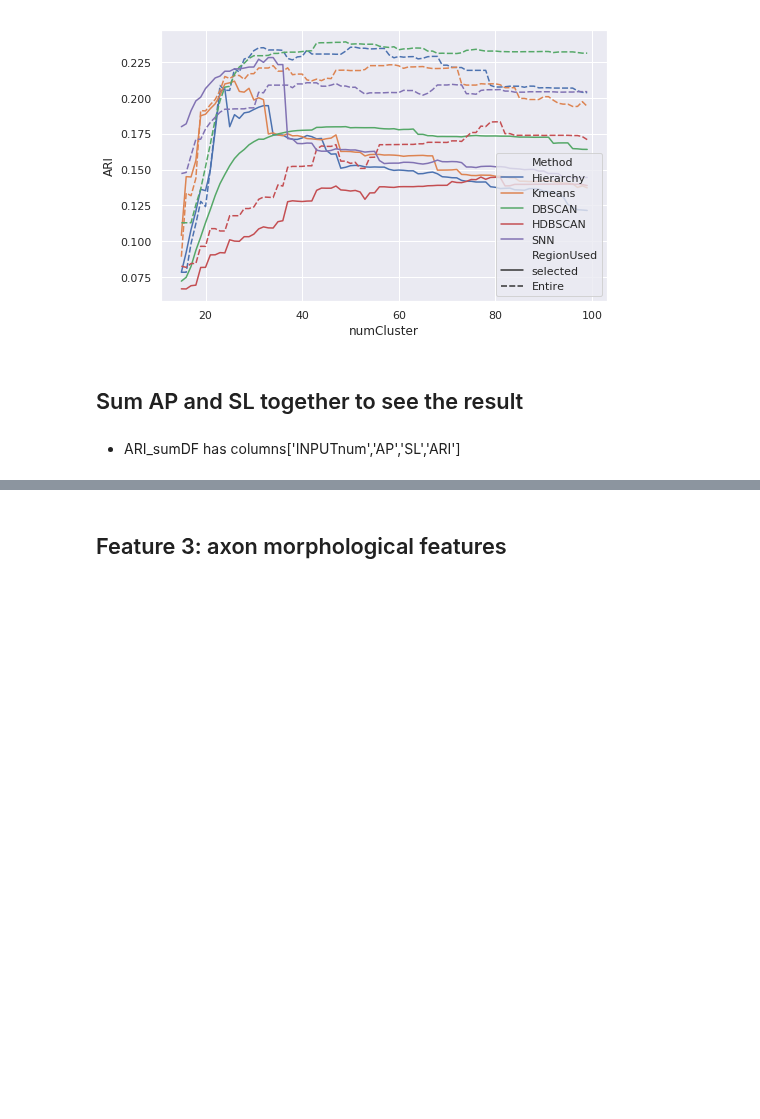
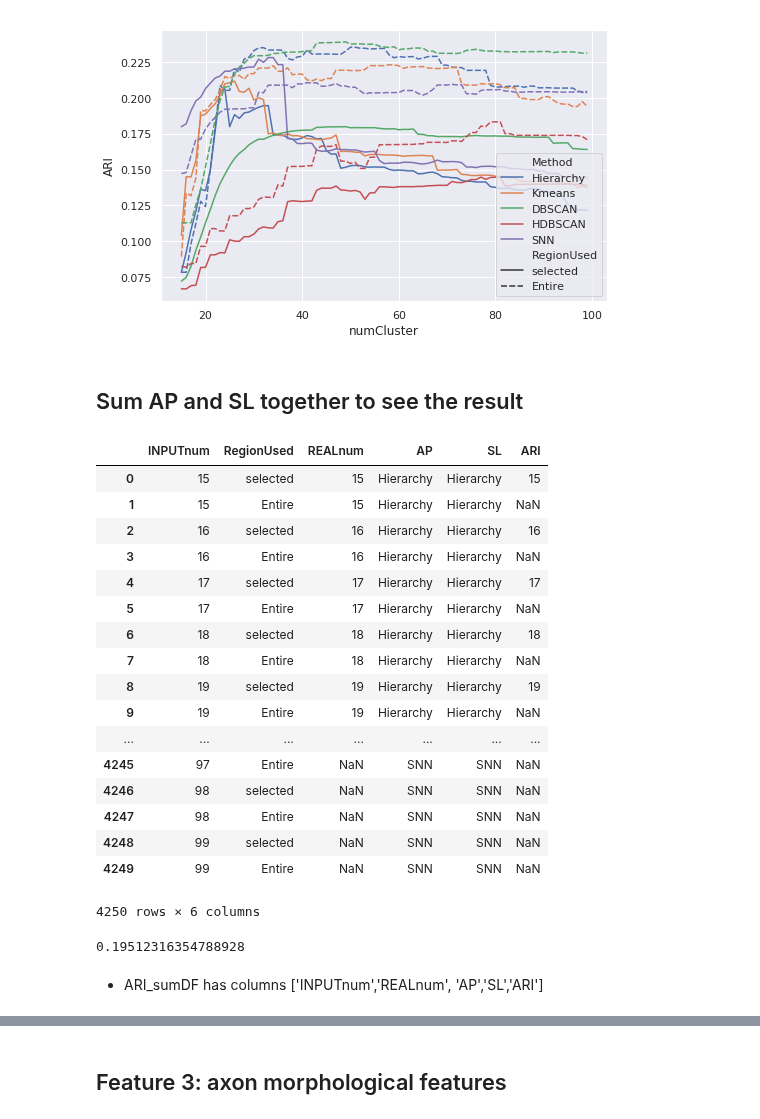
Before and after one commit to zijun-zhao/NMTcode, a Jupyter notebook: Code/Pipeline-Draft_APSL-13Nov.ipynb, the cells around one changed output, grey strips where cells are left out. Saved outputs shown, nothing was run; the diff lists cells and outputs as text; code cells hidden in the pictures; blank space fills up the shorter version.

Commit message:
code to sum the AP SL and see the ARI variates with numebr of input cluster and combination of feature

```diff
--- a/Code/Pipeline-Draft_APSL-13Nov.ipynb
+++ b/Code/Pipeline-Draft_APSL-13Nov.ipynb
@@ -495,8 +497,33 @@ Asnn_Skmeans = SL_kmeansDF + AP_snnDF
 Asnn_Sdbscan = SL_dbscanDF+ AP_snnDF
 Asnn_Shdbscan = SL_hdbscanDF+ AP_snnDF
 Asnn_Ssnn = SL_snnDF+ AP_snnDF
+# %%
+ARI_sumDF
+# %% [output]
+|  | INPUTnum | RegionUsed | REALnum | AP | SL | ARI |
+| 0 | 15 | selected | 15 | Hierarchy | Hierarchy | 15 |
+| 1 | 15 | Entire | 15 | Hierarchy | Hierarchy | NaN |
+| 2 | 16 | selected | 16 | Hierarchy | Hierarchy | 16 |
+| 3 | 16 | Entire | 16 | Hierarchy | Hierarchy | NaN |
+| 4 | 17 | selected | 17 | Hierarchy | Hierarchy | 17 |
+| 5 | 17 | Entire | 17 | Hierarchy | Hierarchy | NaN |
+| 6 | 18 | selected | 18 | Hierarchy | Hierarchy | 18 |
+| 7 | 18 | Entire | 18 | Hierarchy | Hierarchy | NaN |
+| 8 | 19 | selected | 19 | Hierarchy | Hierarchy | 19 |
+| 9 | 19 | Entire | 19 | Hierarchy | Hierarchy | NaN |
+| ... | ... | ... | ... | ... | ... | ... |
+| 4245 | 97 | Entire | NaN | SNN | SNN | NaN |
+| 4246 | 98 | selected | NaN | SNN | SNN | NaN |
+| 4247 | 98 | Entire | NaN | SNN | SNN | NaN |
+| 4248 | 99 | selected | NaN | SNN | SNN | NaN |
+| 4249 | 99 | Entire | NaN | SNN | SNN | NaN |
+4250 rows × 6 columns
+# %%
+tempARI
+# %% [output]
+0.19512316354788928
 # %% [markdown]
-* ARI_sumDF has columns['INPUTnum','AP','SL','ARI']
+* ARI_sumDF has columns ['INPUTnum','REALnum', 'AP','SL','ARI']
 # %%
 import itertools
 #85 * 2 * 25  = 4250
```
Also changed, not shown: parts of 17 cells of this notebook.
